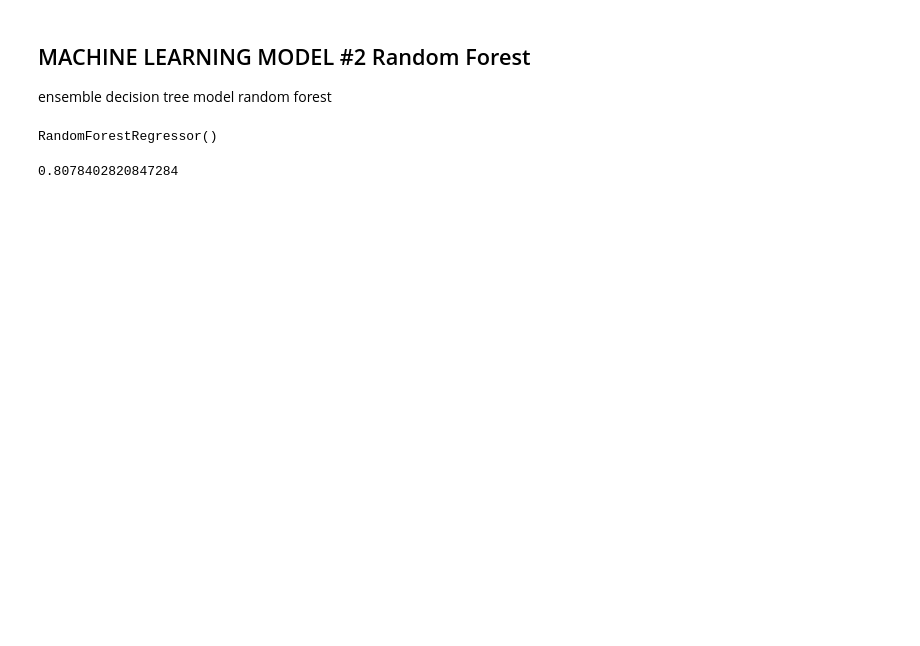
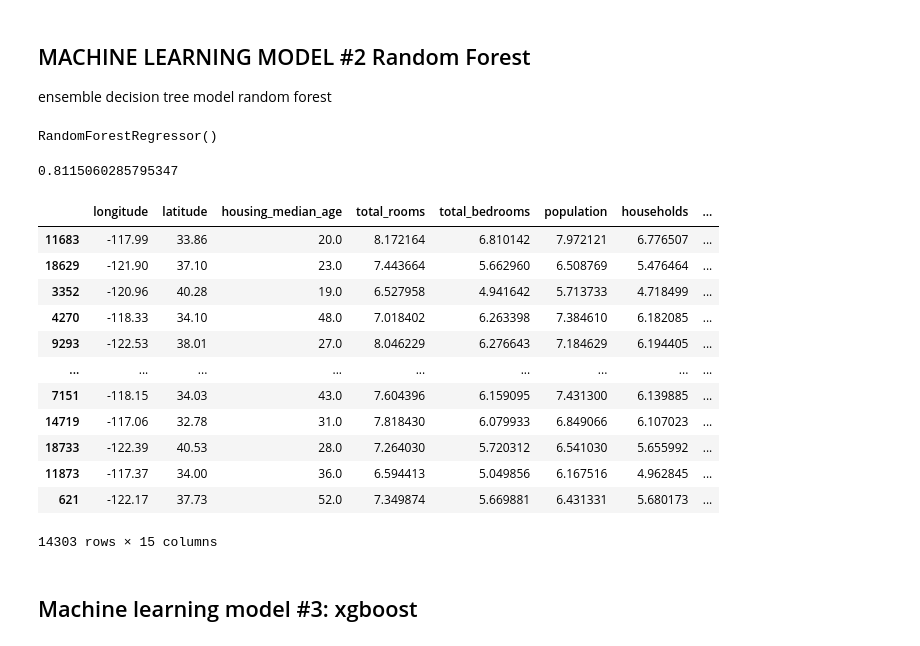
Before and after one commit to thatwonguy/Machine-Learning-House-Price-Prediction, a Jupyter notebook: research.ipynb, the cells around one changed output. Cells and saved outputs as stored; diff of their text form; code cells hidden in the pictures; blank space fills up the shorter version.

```diff
--- a/research.ipynb
+++ b/research.ipynb
@@ -366,10 +392,28 @@ from sklearn.ensemble import RandomForestRegressor
 
 forest = RandomForestRegressor()
 
-forest.fit(X_train_s,y_train)
+forest.fit(X_train,y_train)
 # %% [output]
 RandomForestRegressor()
 # %%
-forest.score(X_test_s, y_test)
+forest.score(X_test, y_test)
 # %% [output]
-0.8078402820847284
+0.8115060285795347
+# %%
+X_train
+# %% [output]
+|  | longitude | latitude | housing_median_age | total_rooms | total_bedrooms | population | households | ... |
+| 11683 | -117.99 | 33.86 | 20.0 | 8.172164 | 6.810142 | 7.972121 | 6.776507 | ... |
+| 18629 | -121.90 | 37.10 | 23.0 | 7.443664 | 5.662960 | 6.508769 | 5.476464 | ... |
+| 3352 | -120.96 | 40.28 | 19.0 | 6.527958 | 4.941642 | 5.713733 | 4.718499 | ... |
+| 4270 | -118.33 | 34.10 | 48.0 | 7.018402 | 6.263398 | 7.384610 | 6.182085 | ... |
+| 9293 | -122.53 | 38.01 | 27.0 | 8.046229 | 6.276643 | 7.184629 | 6.194405 | ... |
+| ... | ... | ... | ... | ... | ... | ... | ... | ... |
+| 7151 | -118.15 | 34.03 | 43.0 | 7.604396 | 6.159095 | 7.431300 | 6.139885 | ... |
+| 14719 | -117.06 | 32.78 | 31.0 | 7.818430 | 6.079933 | 6.849066 | 6.107023 | ... |
+| 18733 | -122.39 | 40.53 | 28.0 | 7.264030 | 5.720312 | 6.541030 | 5.655992 | ... |
+| 11873 | -117.37 | 34.00 | 36.0 | 6.594413 | 5.049856 | 6.167516 | 4.962845 | ... |
+| 621 | -122.17 | 37.73 | 52.0 | 7.349874 | 5.669881 | 6.431331 | 5.680173 | ... |
+14303 rows × 15 columns
+# %% [markdown]
+## Machine learning model #3: xgboost
```
Also changed, not shown: parts of 29 cells of this notebook, 3 other files.
